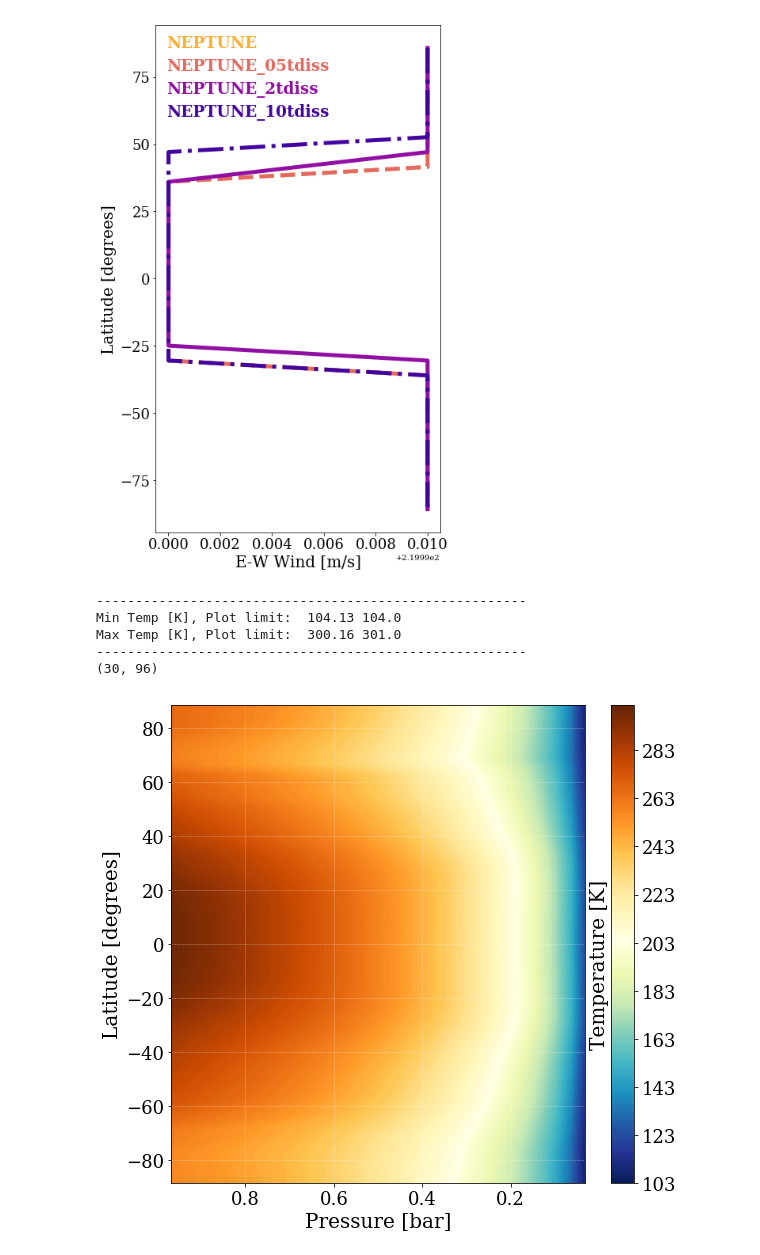
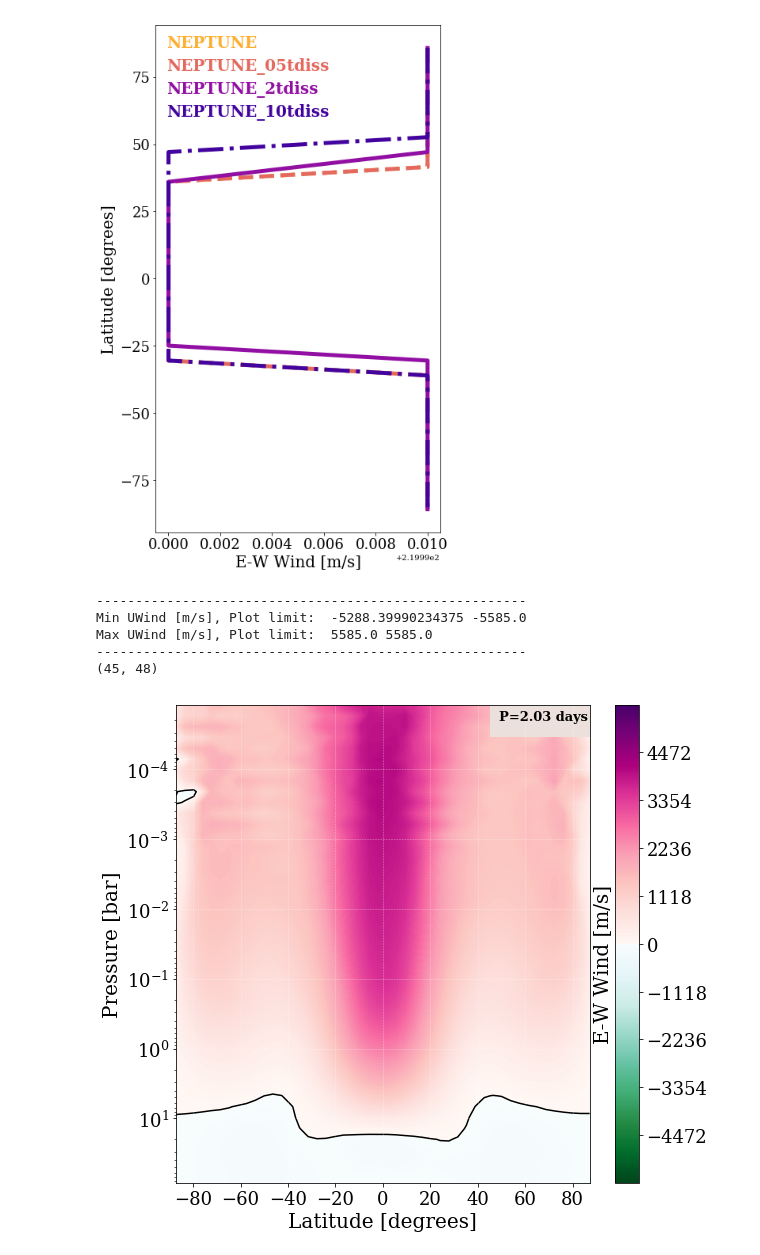
Before and after one commit to emily-rauscher/GCM_plots, a Jupyter notebook: igcm_plots.ipynb, the cells around one changed output. Cells and saved outputs as stored; diff of their text form; code cells hidden in the pictures.

Commit message:
adding caption option to pressure and temperature graphs

```diff
--- a/igcm_plots.ipynb
+++ b/igcm_plots.ipynb
@@ -1,11 +1,11 @@
 # %%
 from load_data import load_data
 
-path='Files/'
+path='/Users/hbeltz/Documents/runs/'
 LastOrbit_=False
 OLR_=False
 
-verbose=True
+verbose=False
 
 runname,lon_arr,lat_arr,oom,surfp,p_BAR,data_26,data_lo,data_olr=load_data(path,LastOrbit_,OLR_,verbose)
 # %% [output]
@@ -30,21 +20,23 @@ N_levels:  30
 # ----------------------------------
 #  Temperature Contour Plots
 # %%
-from igcm_Plot import igcm_Plot
+from igcm_func import igcm_Plot
 
-lev=27
+lev=24
 
-plot=0              #0=temp, 1=U wind, 2=V wind, 3=streamplot, 4=OLR
+plot=3              #0=temp, 1=U wind, 2=V wind, 3=streamplot, 4=OLR
 
-vfrac=1.5           #for streamplot only
+vfrac=1.0           #for streamplot only
 
 units_a=1           #1=degrees, 0=radians, lat lon units. INPUT is already in degrees
 units_t=0           #0=Kelvin, 1=Celsius, 2=Farhenheit - FOR plot=0 only
 units_w=0           #0=m/s 1=km/s 2=mph, FOR plot=1 or =2 only
 
-ortho=False         #orthographic projection
+ortho=False
+caption=True   #set equal to true to have a caption
+cap='P=6.909 days'  #caption in top right#orthographic projection
 latcenter=0.0       #center of plot in degrees
-loncenter=0.0
+loncenter=68
 
 freeze=False         #adds a black line at water freezing temperature,useful for earth
 
@@ -66,22 +58,22 @@ else:
     pstyle=''
 
 if plot<4:
-    savename=path+runname+'/'+ptype+str(int(lev))+pstyle+'.pdf'
+    savename=path+runname+'/'+ptype+str(int(lev))+runname+pstyle+'.png'
 else:
     savename=path+runname+'/'+ptype+pstyle+'.pdf'
 
 
 ver=True           #verbose output, PLOTS AND TEXT
 
-cbarL=0.0 #useful for multiple plots --- force lower limit of colorbars. SET 0 otherwise
-cbarM=0.0 #useful for multiple plots --- force upper limit of colorbars
+cbarL=800 #useful for multiple plots --- force lower limit of colorbars. SET 0 otherwise
+cbarM=2000 #useful for multiple plots --- force upper limit of colorbars
 ex=1           # if you want to extend the colorbar. Default is 1 for temperature
 
 cbar_even=True #for Winds, center colorbar so that 0 is middle.
 ncolors=0  #0,sets so that each color step =1 in whatever units. otherwise =multiple of that
 
 %matplotlib inline
-igcm_Plot(plot,lon_arr,lat_arr,p_BAR,data_26,lev,latcenter,loncenter,ex,units_a,units_t,units_w,freeze,
+igcm_Plot(plot,lon_arr,lat_arr,p_BAR,data_26,lev,latcenter,loncenter,ex,units_a,units_t,units_w,freeze,caption,cap,
           savefig,savename,ortho,ver,cbarL,cbarM,cbar_even,ncolors,vfrac,False)
 # ###########################
 # plot=1
@@ -238,7 +228,7 @@ imageio.mimsave(savepath+'lastorb.gif',images,duration=0.35)
 # %%
 from press_Plot import press_Plot
 
-plot=0              #0 to plot temps, 1 to plot E-W winds, 2=N-S winds. (USUALLY ONLY T AND E-W USED)
+plot=1              #0 to plot temps, 1 to plot E-W winds, 2=N-S winds. (USUALLY ONLY T AND E-W USED)
 
 longavg=True       #if True, longavg
 long_pl=0.0         #if longavg=True, ignored, otherwise longitude to plot at
@@ -247,43 +237,47 @@ units_a=1           #1=degrees, 0=radians, lat lon units. INPUT is already in de
 units_t=0           #0=Kelvin, 1=Celsius, 2=Farhenheit - FOR plot=0 only
 units_w=0           #0=m/s 1=km/s 2=mph, FOR plot=1 or =2 only
 
+caption=True   #set equal to true to have a caption
+cap='P=2.03 days'  #caption in top right
+freeze=False         #adds a black line at water freezing temperature,useful for earth only works for plot=0
 
+zeros=True #draw a contour line at 0
 freeze=False         #adds a black line at water freezing temperature,useful for earth only works for plot=0
 
 
 ver=True           #verbose output, PLOTS AND TEXT
 
 cbarL=0.0 #useful for multiple plots --- force lower limit of colorbars. SET 0 otherwise
 cbarM=0.0 #useful for multiple plots --- force upper limit of colorbars
 ex=1           # if you want to extend the colorbar. Default is 1 for temperature
 
 cbar_even=True      #for Winds, center colorbar so that 0 is middle.
 ncolors=0  #0,sets so that each color step =1 in whatever units. otherwise =multiple of that
 
 lo=False            #if True, average of last orbit is used
 
 savefig=True
 
 ##########################################################
 if plot==0:
     ptype='TEMPS'
 if plot==1:
     ptype='UWIND'
 if plot==2:
     ptype='VWIND'
 
 
-savename=path+runname+'/Pressure_'+ptype+'.pdf'
+savename=path+runname+'/Pressure_'+ptype+'.png'
 ##########################################################
 
 
 %matplotlib inline
-press_Plot(plot,lon_arr,lat_arr,p_BAR,data_26,units_a,units_t,units_w,freeze,
-          savefig,savename,ver,cbarL,cbarM,cbar_even,ex,ncolors,longavg,long_pl,lo)
+press_Plot(plot,lon_arr,lat_arr,p_BAR,data_26,units_a,units_t,units_w,freeze, caption, cap,
+          savefig,savename,zeros,ver,cbarL,cbarM,cbar_even,ex,ncolors,longavg,long_pl,lo,oom)
 # %% [output]
 -------------------------------------------------------
-Min Temp [K], Plot limit:  104.13 104.0
-Max Temp [K], Plot limit:  300.16 301.0
+Min UWind [m/s], Plot limit:  -5288.39990234375 -5585.0
+Max UWind [m/s], Plot limit:  5585.0 5585.0
 -------------------------------------------------------
-(30, 96)
+(45, 48)
-[figure, old version]
+[figure, new version]
```
Also changed, not shown: parts of 2 cells of this notebook, 1 other file.
